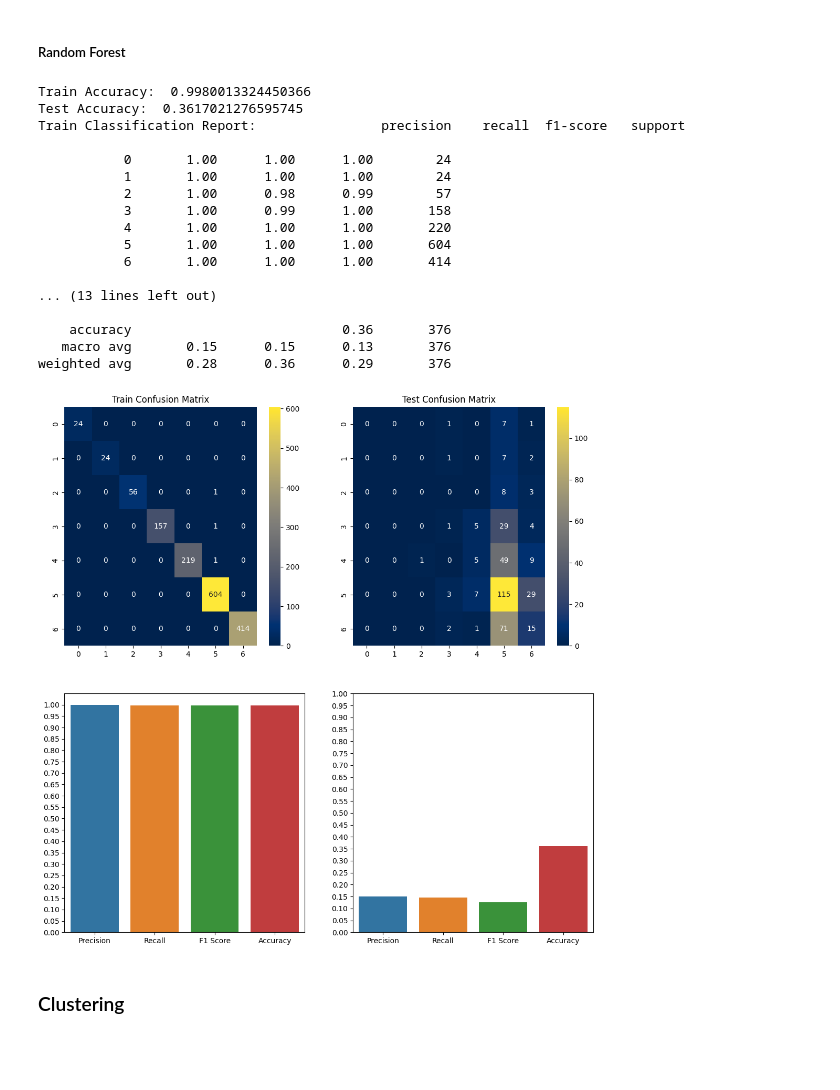
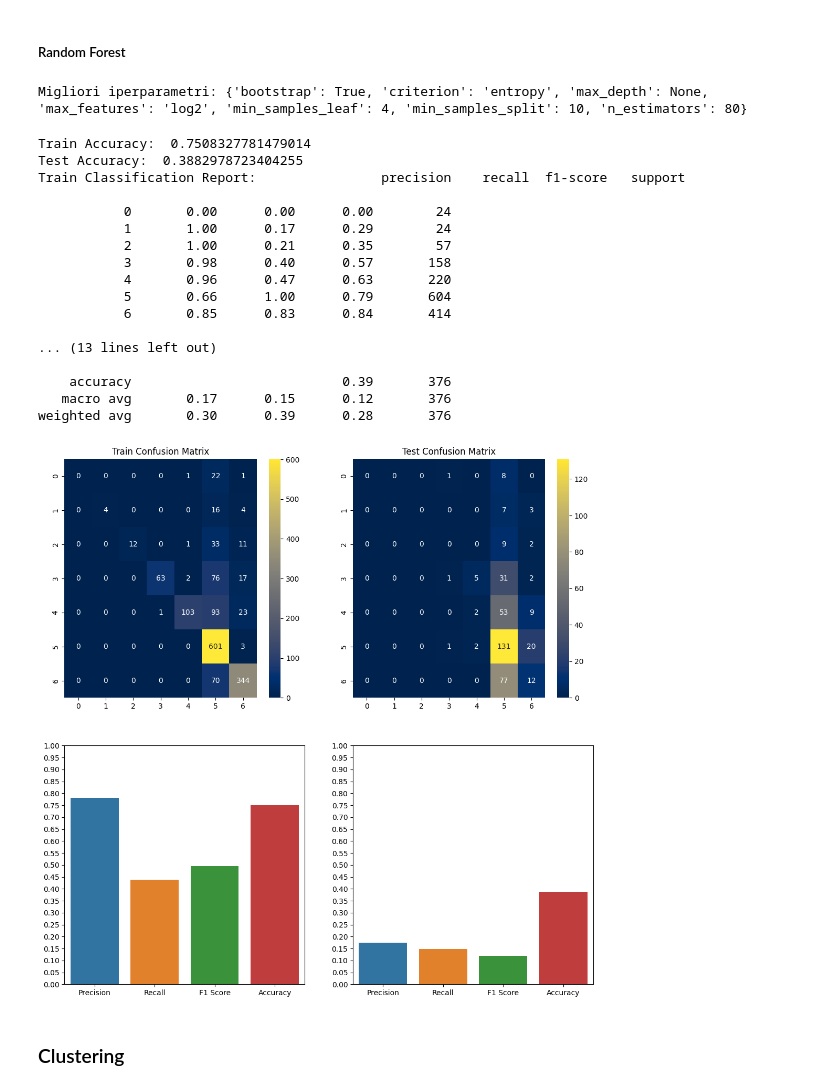
Before and after one commit to Wornairz/UniCT, a Jupyter notebook: FAD/fad_project.ipynb, the cells around one changed output. Saved outputs shown, nothing was run; the diff lists cells and outputs as text; code cells hidden in the pictures; blank space fills up the shorter version.

```diff
--- a/FAD/fad_project.ipynb
+++ b/FAD/fad_project.ipynb
@@ -443,7 +478,7 @@ Test Accuracy:  0.824468085106383
 # %% [markdown]
 #### Multiclasse
 # %%
-def print_metrics_multiclass_classification(Y_train, pred_train, Y_test, pred_test, classes):
+def print_metrics_multiclass_classification(Y_train, pred_train, Y_test, pred_test, classes=range(7)):
     fig, axs = plt.subplots(2, 2, figsize=(13,13))
 
     for idx, (Y, pred, title) in enumerate(zip([Y_train, Y_test], [pred_train, pred_test], ["Train Confusion Matrix", "Test Confusion Matrix"])):
@@ -563,35 +633,48 @@ weighted avg       0.37      0.41      0.26       376
 # %% [markdown]
 ##### Random Forest
 # %%
-rf = RandomForestClassifier(n_estimators=700, max_depth=15)
 target_variable = [ "Alcohol" ]
-rf.fit(train_set[person_labels], train_set[target_variable])
+param_grid = {
+    'n_estimators': range(50, 100, 10),  # Numero di alberi nella foresta
+    'criterion': ['gini', 'entropy'],
+    'max_depth': [None, 10, 20, 30],
+    'min_samples_split': [2, 5, 10],
+    'min_samples_leaf': [1, 2, 4],
+    'max_features': ['sqrt', 'log2'],
+    'bootstrap': [True, False]
+}
+grid_search = GridSearchCV(RandomForestClassifier(), param_grid, cv=4, scoring='accuracy')
+grid_search.fit(train_set[person_labels], np.ravel(train_set[target_variable]))
+print("Migliori iperparametri:", grid_search.best_params_)
+rf = grid_search.best_estimator_
+
 train_probs = rf.predict(train_set[person_labels])
 train_pred = train_probs.round().astype(int)
 
 test_probs = rf.predict(test_set[person_labels])
 test_pred = test_probs.round().astype(int)
 
 print_metrics_multiclass_classification(train_set[target_variable], train_pred, test_set[target_variable], test_pred, classes=range(7))
 # %% [output]
-Train Accuracy:  0.9980013324450366
-Test Accuracy:  0.3617021276595745
-Train Classification Report:                precision    recall  f1-score   support
-
-           0       1.00      1.00      1.00        24
-           1       1.00      1.00      1.00        24
-           2       1.00      0.98      0.99        57
-           3       1.00      0.99      1.00       158
-           4       1.00      1.00      1.00       220
-           5       1.00      1.00      1.00       604
-           6       1.00      1.00      1.00       414
-
-... (13 lines left out)
-
-    accuracy                           0.36       376
-   macro avg       0.15      0.15      0.13       376
-weighted avg       0.28      0.36      0.29       376
+Migliori iperparametri: {'bootstrap': True, 'criterion': 'entropy', 'max_depth': None, 'max_features': 'log2', 'min_samples_leaf': 4, 'min_samples_split': 10, 'n_estimators': 80}
+Train Accuracy:  0.7508327781479014
+Test Accuracy:  0.3882978723404255
+Train Classification Report:                precision    recall  f1-score   support
+
+           0       0.00      0.00      0.00        24
+           1       1.00      0.17      0.29        24
+           2       1.00      0.21      0.35        57
+           3       0.98      0.40      0.57       158
+           4       0.96      0.47      0.63       220
+           5       0.66      1.00      0.79       604
+           6       0.85      0.83      0.84       414
+
+... (13 lines left out)
+
+    accuracy                           0.39       376
+   macro avg       0.17      0.15      0.12       376
+weighted avg       0.30      0.39      0.28       376
-[figure, old version]
+[figure, new version]
 # %% [markdown]
 ### Clustering
 # %% [markdown]
```
Also changed, not shown: parts of 14 cells of this notebook.
